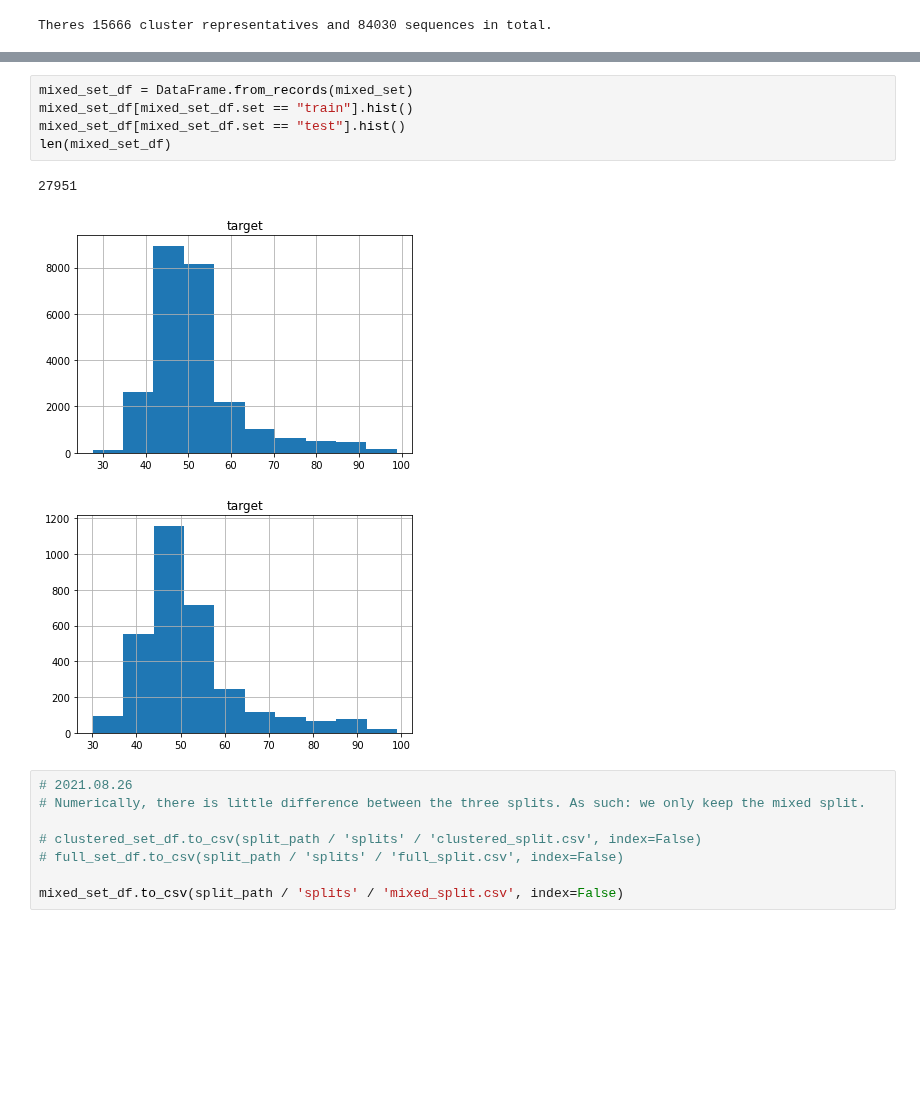
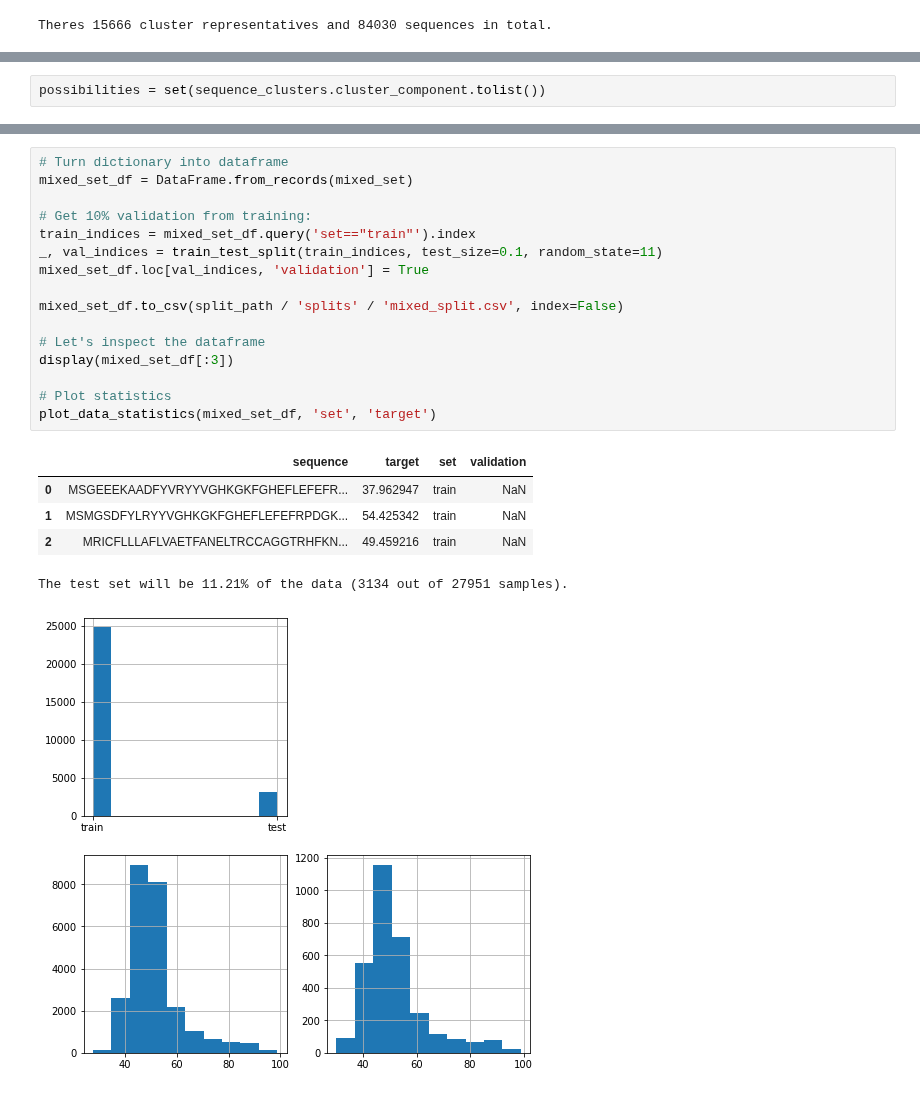
Before and after one commit to J-SNACKKB/FLIP, a Jupyter notebook: collect_splits/2_meltome_atlas.ipynb, the cells around one changed output, grey strips where cells are left out. Cells and saved outputs as stored; diff of their text form; blank space fills up the shorter version.

```diff
--- a/collect_splits/2_meltome_atlas.ipynb
+++ b/collect_splits/2_meltome_atlas.ipynb
@@ -279,3 +342,5 @@ len(test)
+# %%
+possibilities = set(sequence_clusters.cluster_component.tolist())
 # %%
 clustered_set = list()
 full_set = list()
@@ -362,17 +402,23 @@ for protein in proteins:
-# %%
-mixed_set_df = DataFrame.from_records(mixed_set)
-mixed_set_df[mixed_set_df.set == "train"].hist()
-mixed_set_df[mixed_set_df.set == "test"].hist()
-len(mixed_set_df)
-# %% [output]
-27951
-[figure, removed]
-[figure, removed]
-# %%
-# 2021.08.26
-# Numerically, there is little difference between the three splits. As such: we only keep the mixed split.
-
-# clustered_set_df.to_csv(split_path / 'splits' / 'clustered_split.csv', index=False)
-# full_set_df.to_csv(split_path / 'splits' / 'full_split.csv', index=False)
-
-mixed_set_df.to_csv(split_path / 'splits' / 'mixed_split.csv', index=False)
+# %%
+# Turn dictionary into dataframe
+mixed_set_df = DataFrame.from_records(mixed_set)
+
+# Get 10% validation from training:
+train_indices = mixed_set_df.query('set=="train"').index
+_, val_indices = train_test_split(train_indices, test_size=0.1, random_state=11)
+mixed_set_df.loc[val_indices, 'validation'] = True
+
+mixed_set_df.to_csv(split_path / 'splits' / 'mixed_split.csv', index=False)
+
+# Let's inspect the dataframe
+display(mixed_set_df[:3])
+
+# Plot statistics
+plot_data_statistics(mixed_set_df, 'set', 'target')
+# %% [output]
+|  | sequence | target | set | validation |
+| 0 | MSGEEEKAADFYVRYYVGHKGKFGHEFLEFEFR... | 37.962947 | train | NaN |
+| 1 | MSMGSDFYLRYYVGHKGKFGHEFLEFEFRPDGK... | 54.425342 | train | NaN |
+| 2 | MRICFLLLAFLVAETFANELTRCCAGGTRHFKN... | 49.459216 | train | NaN |
+The test set will be 11.21% of the data (3134 out of 27951 samples).
+[figure, added]
```
Also changed, not shown: parts of 20 cells of this notebook, 17 other files.
